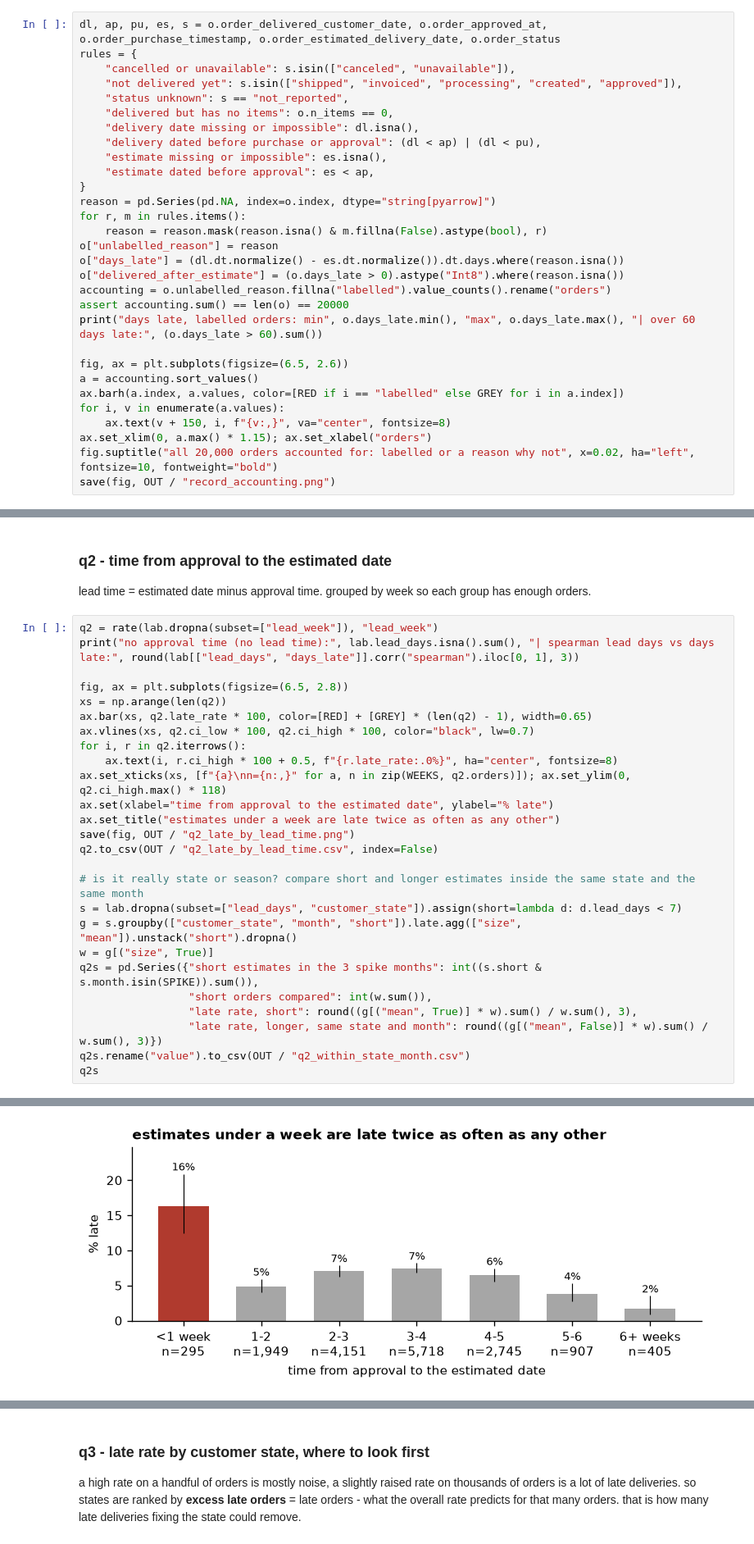
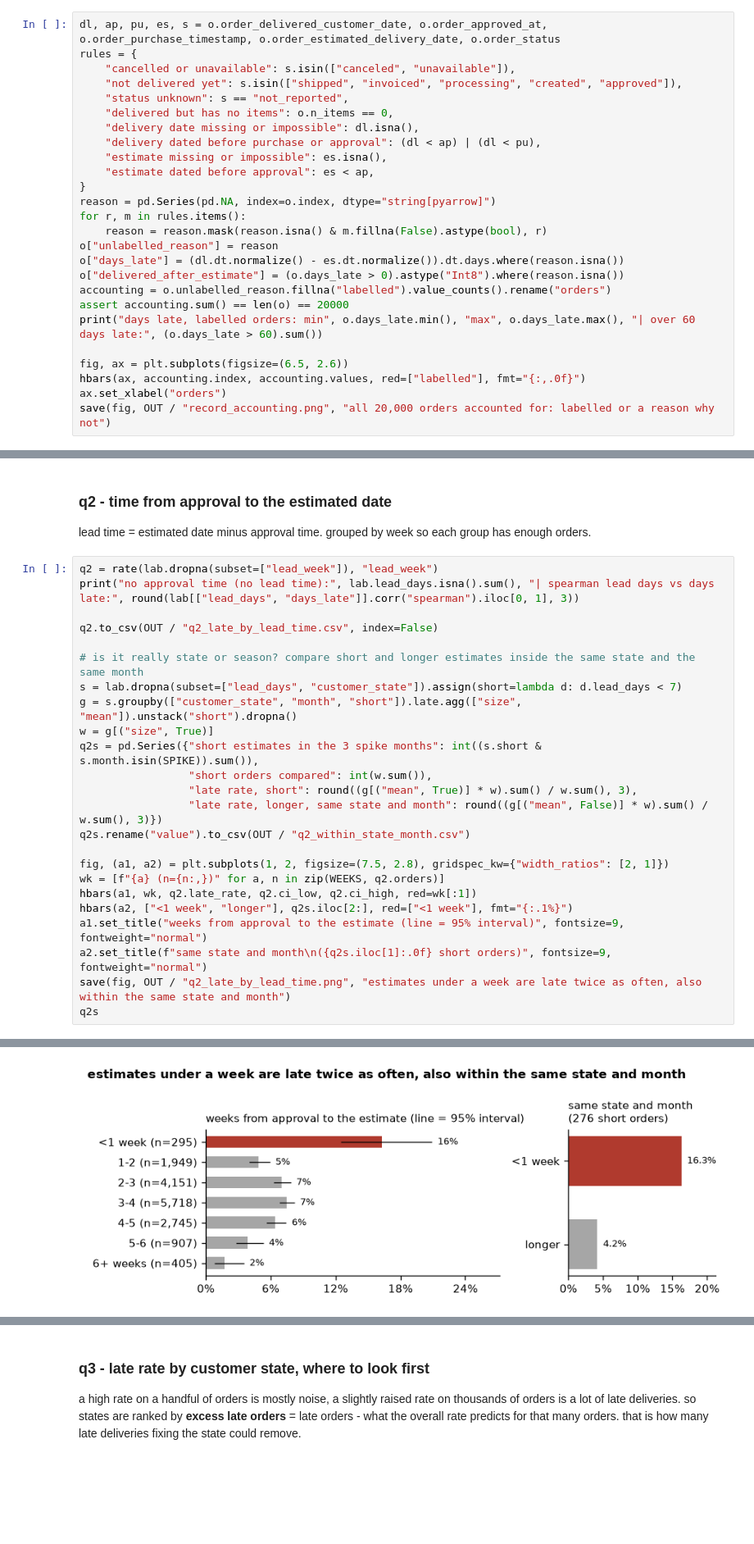
Before and after one commit to 11NOel11/eng2040-assignment1, a Jupyter notebook: pipeline.ipynb, the cells around one changed output, grey strips where cells are left out. Shown at 82% size. Saved outputs shown, nothing was run; the diff lists cells and outputs as text; blank space fills up the shorter version.

```diff
--- a/pipeline.ipynb
+++ b/pipeline.ipynb
@@ -407,12 +466,8 @@ assert accounting.sum() == len(o) == 20000
 print("days late, labelled orders: min", o.days_late.min(), "max", o.days_late.max(), "| over 60 days late:", (o.days_late > 60).sum())
 
 fig, ax = plt.subplots(figsize=(6.5, 2.6))
-a = accounting.sort_values()
-ax.barh(a.index, a.values, color=[RED if i == "labelled" else GREY for i in a.index])
-for i, v in enumerate(a.values):
-    ax.text(v + 150, i, f"{v:,}", va="center", fontsize=8)
-ax.set_xlim(0, a.max() * 1.15); ax.set_xlabel("orders")
-fig.suptitle("all 20,000 orders accounted for: labelled or a reason why not", x=0.02, ha="left", fontsize=10, fontweight="bold")
-save(fig, OUT / "record_accounting.png")
+hbars(ax, accounting.index, accounting.values, red=["labelled"], fmt="{:,.0f}")
+ax.set_xlabel("orders")
+save(fig, OUT / "record_accounting.png", "all 20,000 orders accounted for: labelled or a reason why not")
 # %% [output]
 days late, labelled orders: min -77.0 max 188.0 | over 60 days late: 14
@@ -551,32 +625,30 @@ lead time = estimated date minus approval time. grouped by week so each group ha
 # %%
 q2 = rate(lab.dropna(subset=["lead_week"]), "lead_week")
 print("no approval time (no lead time):", lab.lead_days.isna().sum(), "| spearman lead days vs days late:", round(lab[["lead_days", "days_late"]].corr("spearman").iloc[0, 1], 3))
 
-fig, ax = plt.subplots(figsize=(6.5, 2.8))
-xs = np.arange(len(q2))
-ax.bar(xs, q2.late_rate * 100, color=[RED] + [GREY] * (len(q2) - 1), width=0.65)
-ax.vlines(xs, q2.ci_low * 100, q2.ci_high * 100, color="black", lw=0.7)
-for i, r in q2.iterrows():
-    ax.text(i, r.ci_high * 100 + 0.5, f"{r.late_rate:.0%}", ha="center", fontsize=8)
-ax.set_xticks(xs, [f"{a}\nn={n:,}" for a, n in zip(WEEKS, q2.orders)]); ax.set_ylim(0, q2.ci_high.max() * 118)
-ax.set(xlabel="time from approval to the estimated date", ylabel="% late")
-ax.set_title("estimates under a week are late twice as often as any other")
-save(fig, OUT / "q2_late_by_lead_time.png")
 q2.to_csv(OUT / "q2_late_by_lead_time.csv", index=False)
 
 # is it really state or season? compare short and longer estimates inside the same state and the same month
 s = lab.dropna(subset=["lead_days", "customer_state"]).assign(short=lambda d: d.lead_days < 7)
 g = s.groupby(["customer_state", "month", "short"]).late.agg(["size", "mean"]).unstack("short").dropna()
 w = g[("size", True)]
 q2s = pd.Series({"short estimates in the 3 spike months": int((s.short & s.month.isin(SPIKE)).sum()),
                  "short orders compared": int(w.sum()),
                  "late rate, short": round((g[("mean", True)] * w).sum() / w.sum(), 3),
                  "late rate, longer, same state and month": round((g[("mean", False)] * w).sum() / w.sum(), 3)})
 q2s.rename("value").to_csv(OUT / "q2_within_state_month.csv")
+
+fig, (a1, a2) = plt.subplots(1, 2, figsize=(7.5, 2.8), gridspec_kw={"width_ratios": [2, 1]})
+wk = [f"{a} (n={n:,})" for a, n in zip(WEEKS, q2.orders)]
+hbars(a1, wk, q2.late_rate, q2.ci_low, q2.ci_high, red=wk[:1])
+hbars(a2, ["<1 week", "longer"], q2s.iloc[2:], red=["<1 week"], fmt="{:.1%}")
+a1.set_title("weeks from approval to the estimate (line = 95% interval)", fontsize=9, fontweight="normal")
+a2.set_title(f"same state and month\n({q2s.iloc[1]:.0f} short orders)", fontsize=9, fontweight="normal")
+save(fig, OUT / "q2_late_by_lead_time.png", "estimates under a week are late twice as often, also within the same state and month")
 q2s
 # %% [output]
 no approval time (no lead time): 312 | spearman lead days vs days late: -0.565
-[figure, old version]
+[figure, new version]
 short estimates in the 3 spike months        0.000
 short orders compared                      276.000
 late rate, short                             0.163
```
Also changed, not shown: parts of 27 cells of this notebook, 8 other files.
